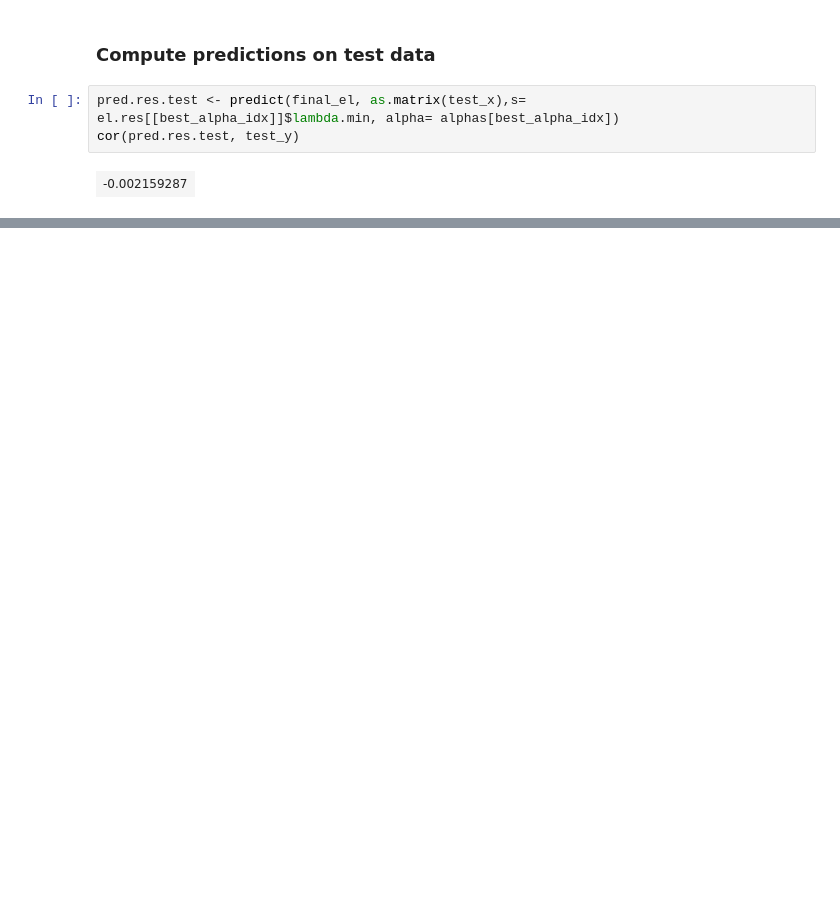
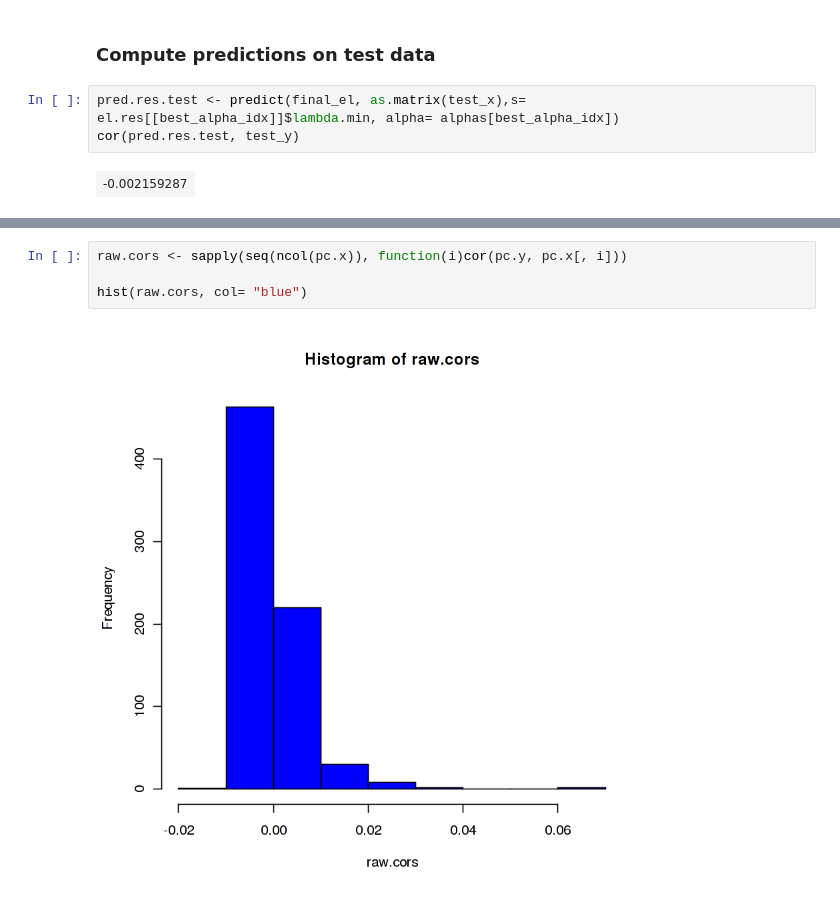
Before and after one commit to fba67/scMTL, a Jupyter notebook: feat2resp_bulk_LiHe_500bpWinTF.ipynb, the cells around one changed output, grey strips where cells are left out. Saved outputs shown, nothing was run; the diff lists cells and outputs as text; blank space fills up the shorter version.

```diff
--- a/feat2resp_bulk_LiHe_500bpWinTF.ipynb
+++ b/feat2resp_bulk_LiHe_500bpWinTF.ipynb
@@ -183,0 +228,6 @@ cor(pred.res.test, test_y)
+# %%
+raw.cors <- sapply(seq(ncol(pc.x)), function(i)cor(pc.y, pc.x[, i]))
+
+hist(raw.cors, col= "blue")
+# %% [output]
+[figure, added]
```
Also changed, not shown: parts of 13 cells of this notebook.
